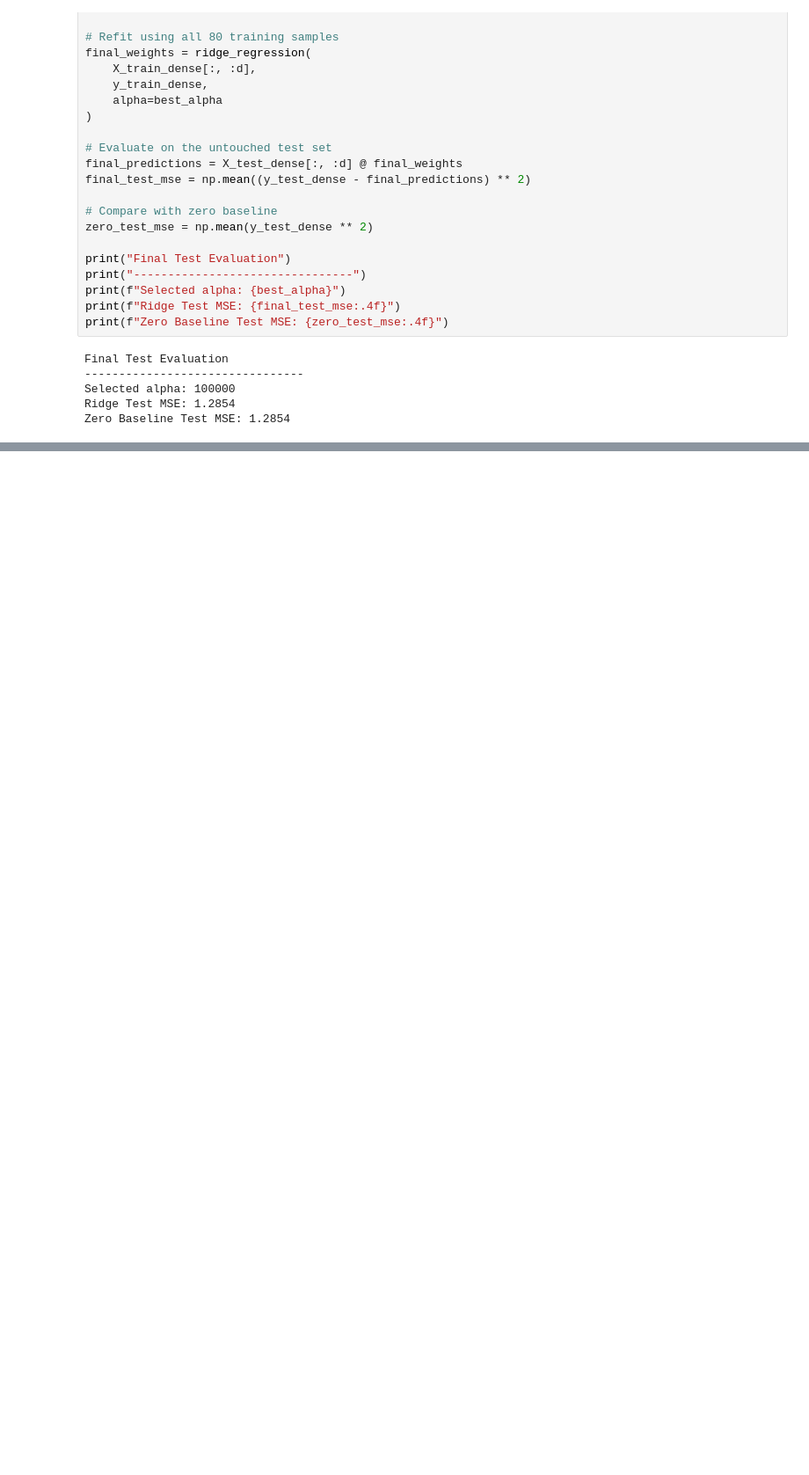
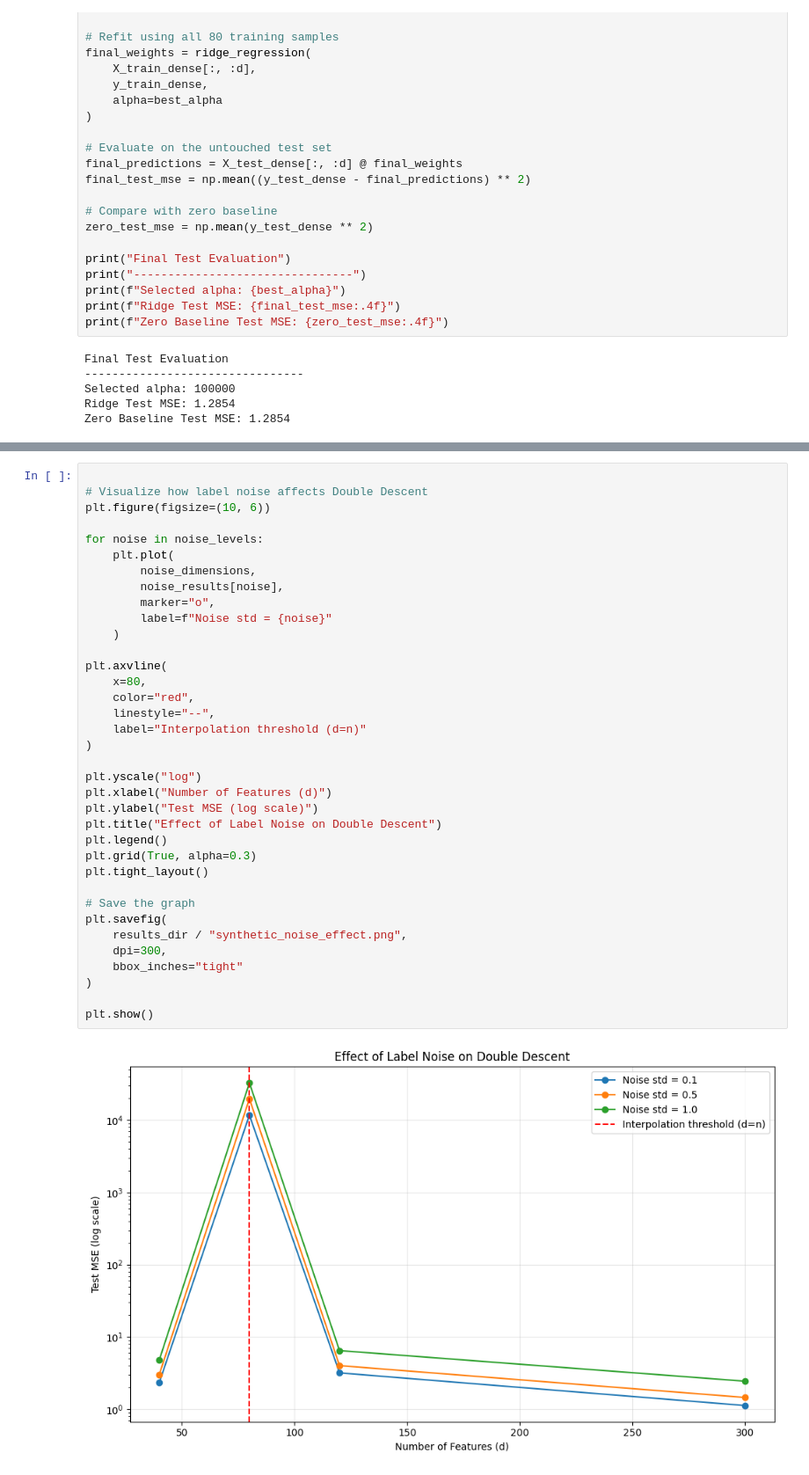
Before and after one commit to sanimmazhit/double-descent-linear-models, a Jupyter notebook: notebooks/01_synthetic_experiments.ipynb, the cells around one changed output, grey strips where cells are left out. Shown at 88% size. Cells and saved outputs as stored; diff of their text form; blank space fills up the shorter version.

```diff
--- a/notebooks/01_synthetic_experiments.ipynb
+++ b/notebooks/01_synthetic_experiments.ipynb
@@ -762,0 +815,38 @@ Zero Baseline Test MSE: 1.2854
+# %%
+
+# Visualize how label noise affects Double Descent
+plt.figure(figsize=(10, 6))
+
+for noise in noise_levels:
+    plt.plot(
+        noise_dimensions,
+        noise_results[noise],
+        marker="o",
+        label=f"Noise std = {noise}"
+    )
+
+plt.axvline(
+    x=80,
+    color="red",
+    linestyle="--",
+    label="Interpolation threshold (d=n)"
+)
+
+plt.yscale("log")
+plt.xlabel("Number of Features (d)")
+plt.ylabel("Test MSE (log scale)")
+plt.title("Effect of Label Noise on Double Descent")
+plt.legend()
+plt.grid(True, alpha=0.3)
+plt.tight_layout()
+
+# Save the graph
+plt.savefig(
+    results_dir / "synthetic_noise_effect.png",
+    dpi=300,
+    bbox_inches="tight"
+)
+
+plt.show()
+# %% [output]
+[figure, added]
```
Also changed, not shown: parts of 2 cells of this notebook, 11 other files.
